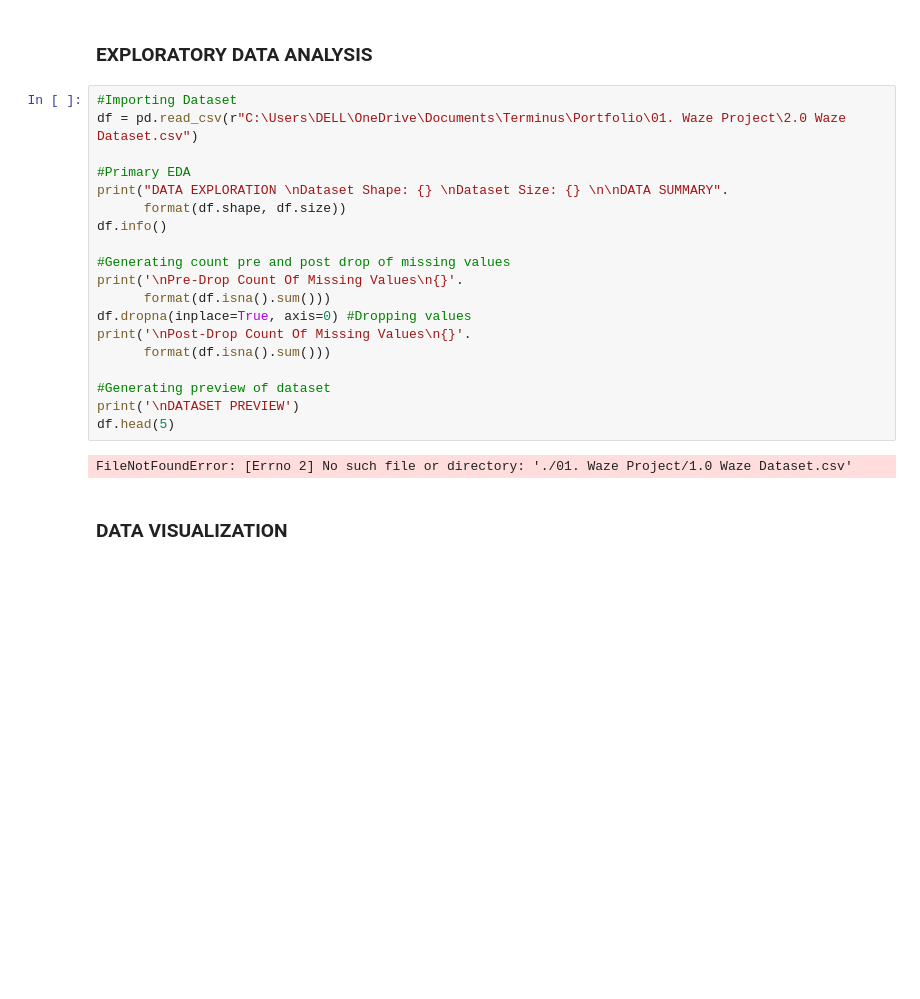
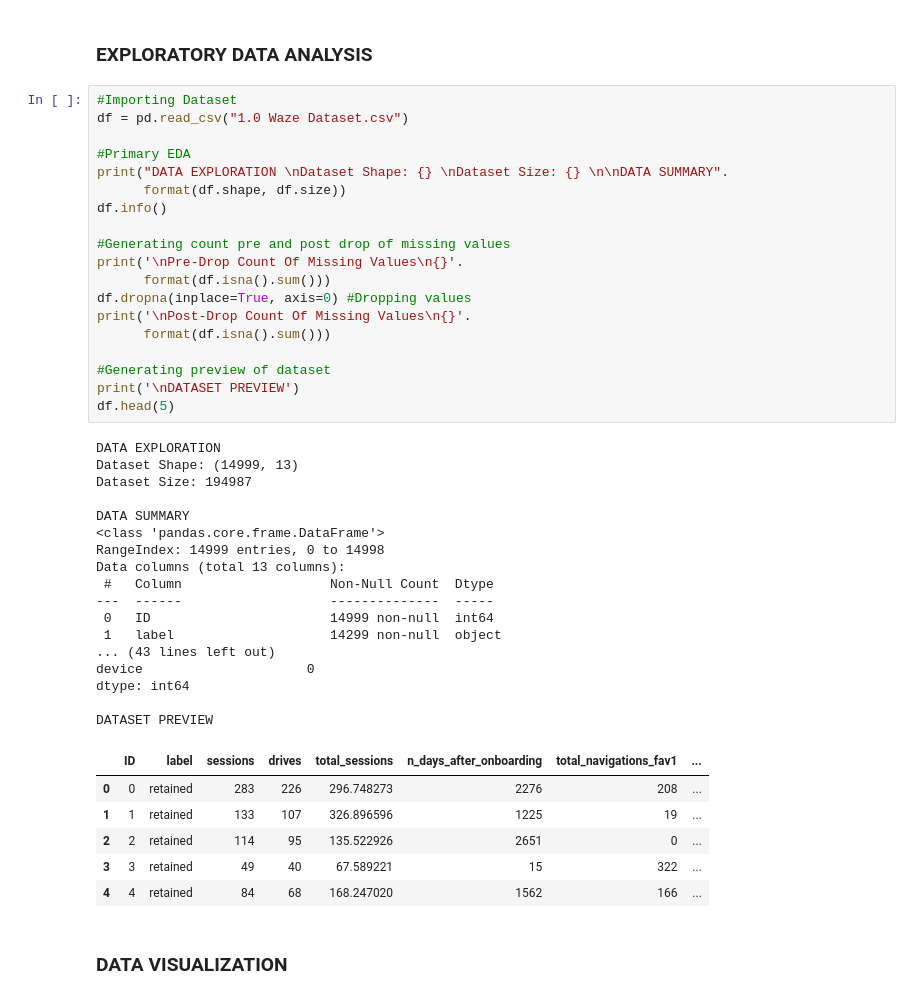
Before and after one commit to Stephen-Adwini-Badu/01.-Waze-Project, a Jupyter notebook: Waze Project Notebook.ipynb, the cells around one changed output. Saved outputs shown, nothing was run; the diff lists cells and outputs as text; blank space fills up the shorter version.

```diff
--- a/Waze Project Notebook.ipynb
+++ b/Waze Project Notebook.ipynb
@@ -34,25 +34,47 @@ from xgboost import XGBClassifier
 ### EXPLORATORY DATA ANALYSIS
 # %%
 #Importing Dataset
-df = pd.read_csv(r"C:\Users\DELL\OneDrive\Documents\Terminus\Portfolio\01. Waze Project\2.0 Waze Dataset.csv")
+df = pd.read_csv("1.0 Waze Dataset.csv")
 
 #Primary EDA
 print("DATA EXPLORATION \nDataset Shape: {} \nDataset Size: {} \n\nDATA SUMMARY".
       format(df.shape, df.size))
 df.info()
 
 #Generating count pre and post drop of missing values
 print('\nPre-Drop Count Of Missing Values\n{}'.
       format(df.isna().sum()))
 df.dropna(inplace=True, axis=0) #Dropping values
 print('\nPost-Drop Count Of Missing Values\n{}'.
       format(df.isna().sum()))
 
 #Generating preview of dataset
 print('\nDATASET PREVIEW')
 df.head(5)
 # %% [output]
-FileNotFoundError: [Errno 2] No such file or directory: './01. Waze Project/1.0 Waze Dataset.csv'
+DATA EXPLORATION
+Dataset Shape: (14999, 13)
+Dataset Size: 194987
+
+DATA SUMMARY
+<class 'pandas.core.frame.DataFrame'>
+RangeIndex: 14999 entries, 0 to 14998
+Data columns (total 13 columns):
+ #   Column                   Non-Null Count  Dtype
+---  ------                   --------------  -----
+ 0   ID                       14999 non-null  int64
+ 1   label                    14299 non-null  object
+... (43 lines left out)
+device                     0
+dtype: int64
+
+DATASET PREVIEW
+|  | ID | label | sessions | drives | total_sessions | n_days_after_onboarding | total_navigations_fav1 | ... |
+| 0 | 0 | retained | 283 | 226 | 296.748273 | 2276 | 208 | ... |
+| 1 | 1 | retained | 133 | 107 | 326.896596 | 1225 | 19 | ... |
+| 2 | 2 | retained | 114 | 95 | 135.522926 | 2651 | 0 | ... |
+| 3 | 3 | retained | 49 | 40 | 67.589221 | 15 | 322 | ... |
+| 4 | 4 | retained | 84 | 68 | 168.247020 | 1562 | 166 | ... |
 # %% [markdown]
 ### DATA VISUALIZATION
 # %%
```
Also changed, not shown: parts of 4 cells of this notebook.
